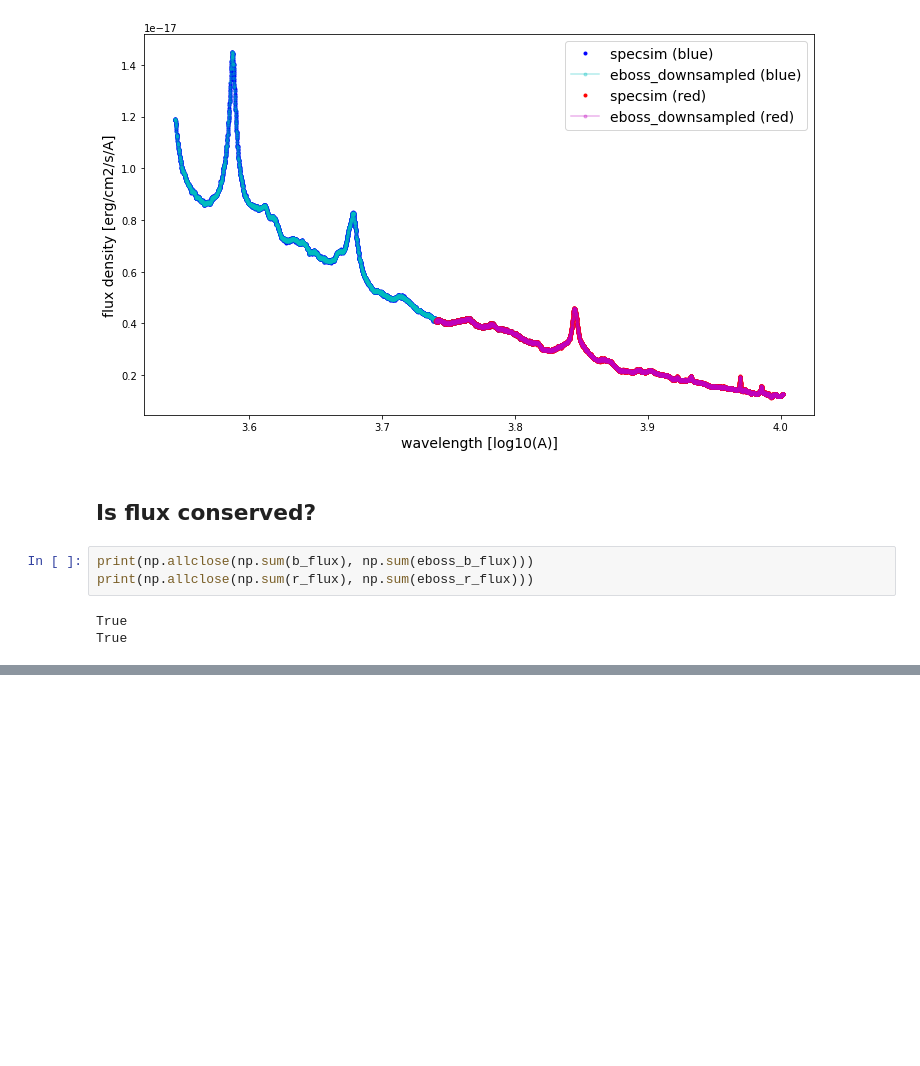
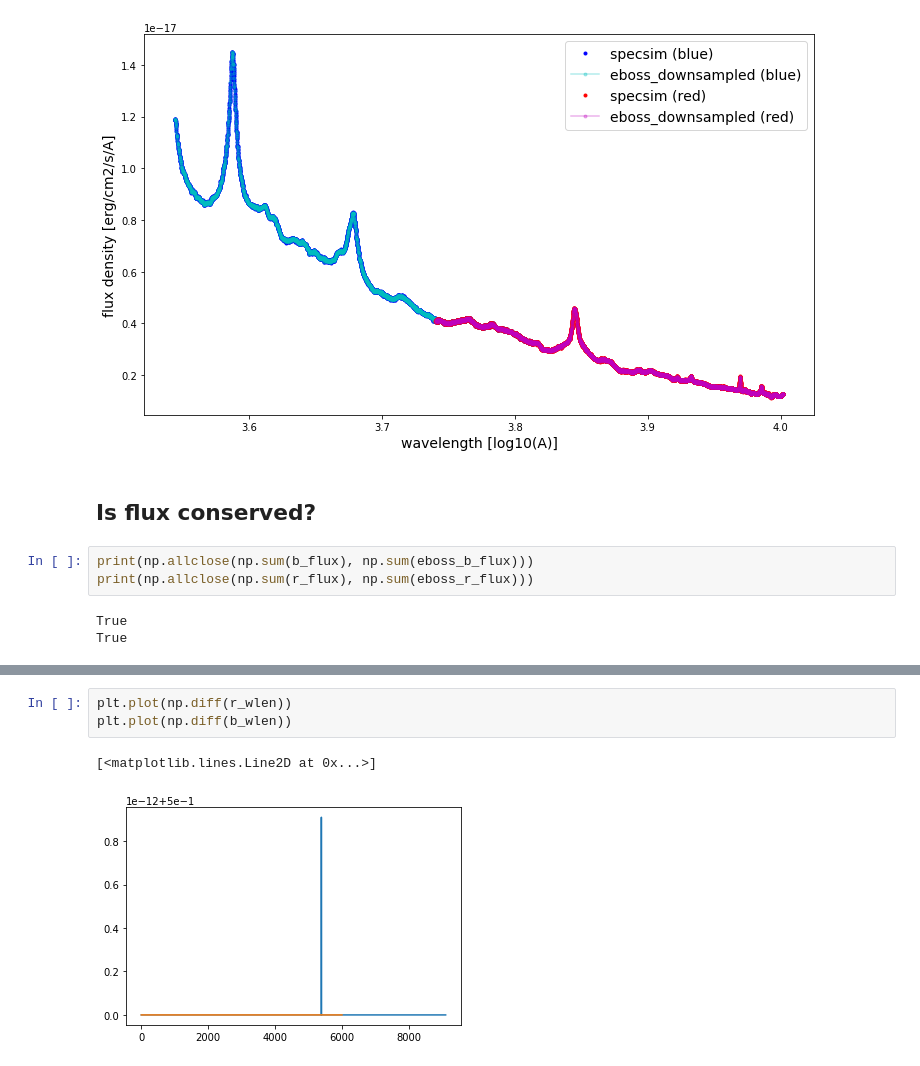
Before and after one commit to belaa/specsim-for-eboss, a Jupyter notebook: downsample_to_eBOSS_grid.ipynb, the cells around one changed output, grey strips where cells are left out. Drawn from its saved outputs; the diff is of its cells as text; blank space fills up the shorter version.

```diff
--- a/downsample_to_eBOSS_grid.ipynb
+++ b/downsample_to_eBOSS_grid.ipynb
@@ -632,0 +622,6 @@ True
+# %%
+plt.plot(np.diff(r_wlen))
+plt.plot(np.diff(b_wlen))
+# %% [output]
+[<matplotlib.lines.Line2D at 0x...>]
+[figure, added]
```
Also changed, not shown: parts of 34 cells of this notebook.
